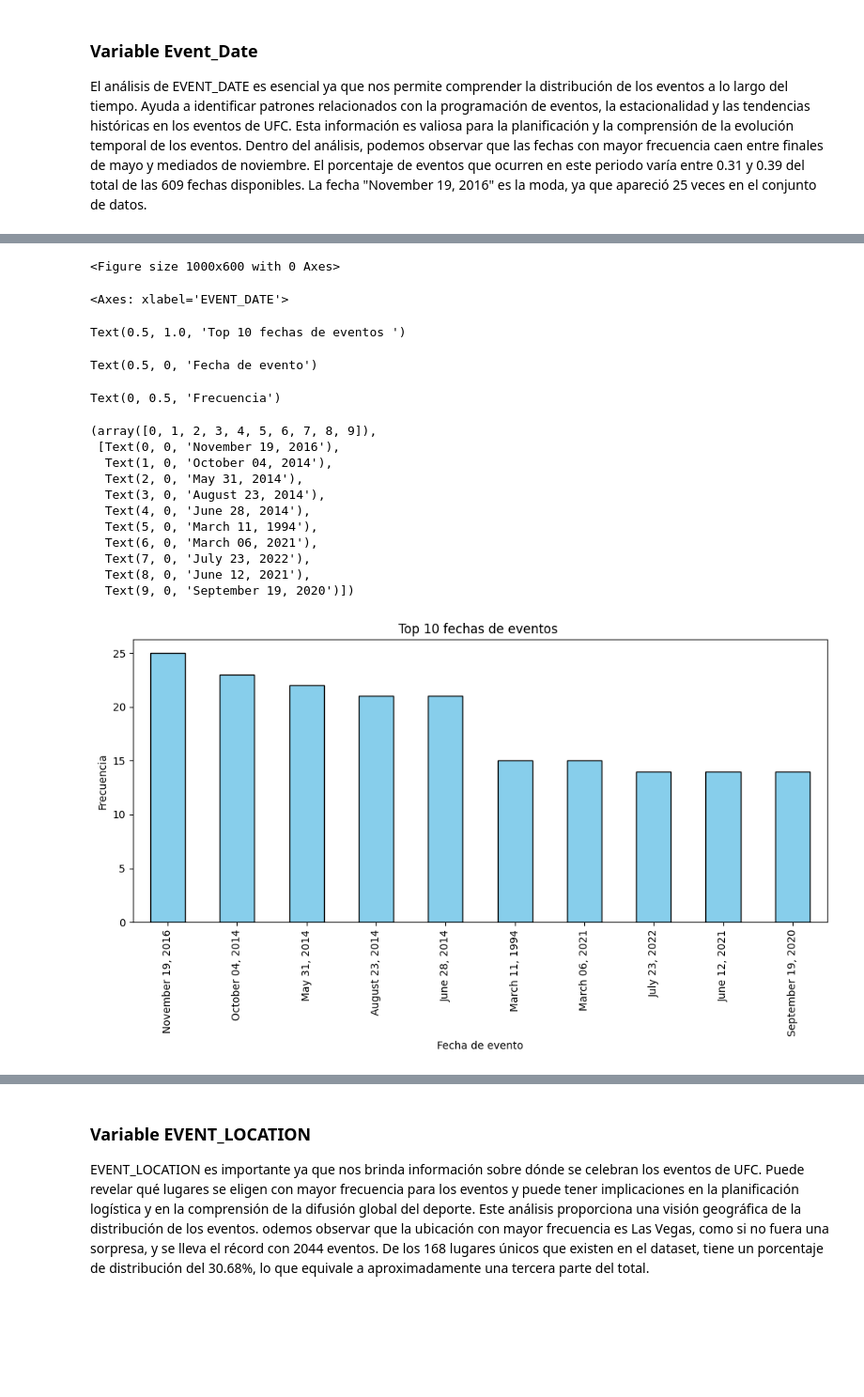
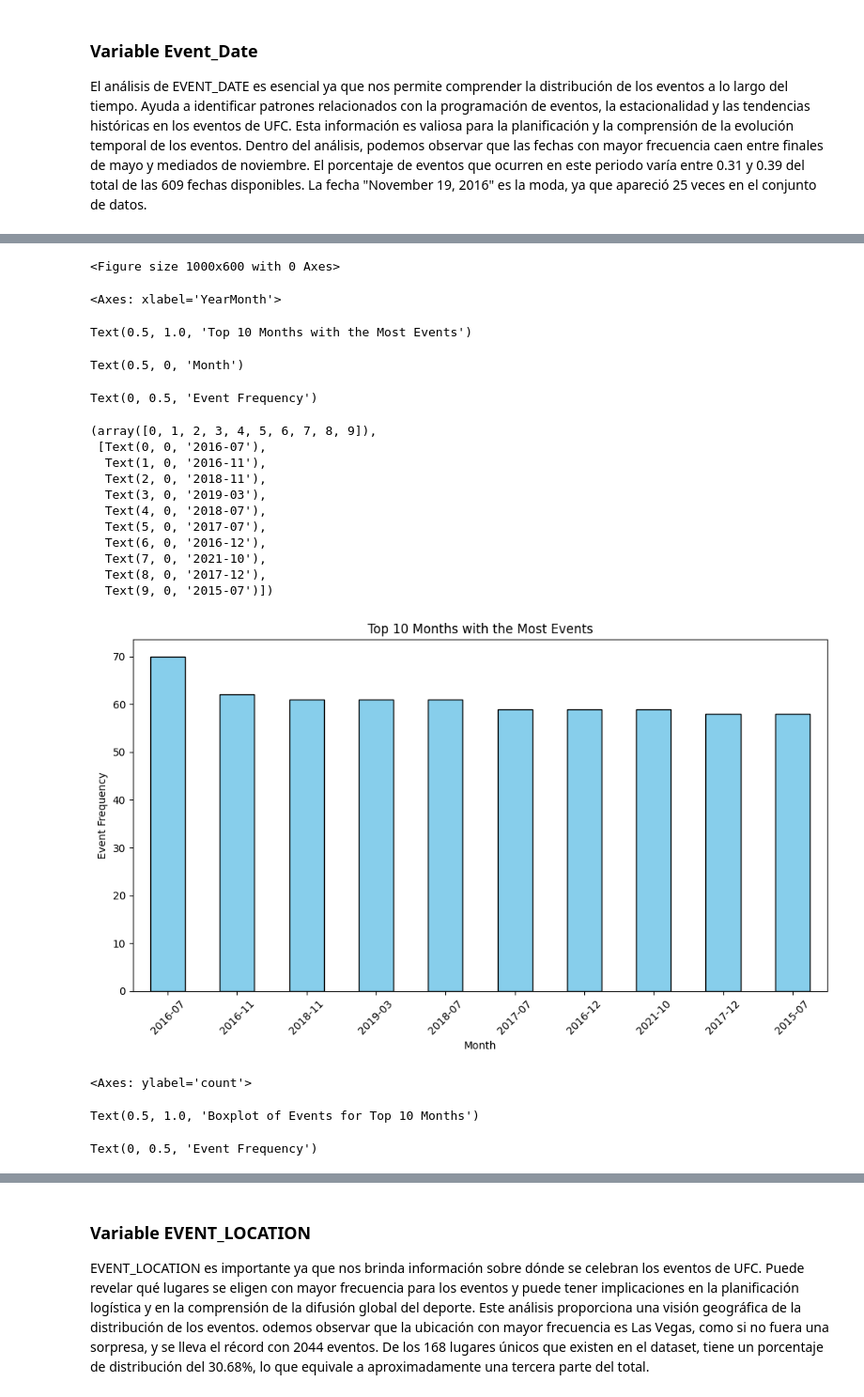
Before and after one commit to YaotecatlMtz/analisisUFC, a Jupyter notebook: primeraEntregaProyecto.ipynb, the cells around one changed output, grey strips where cells are left out. Shown at 94% size. Drawn from its saved outputs; the diff is of its cells as text; code cells hidden in the pictures; blank space fills up the shorter version.

```diff
--- a/primeraEntregaProyecto.ipynb
+++ b/primeraEntregaProyecto.ipynb
@@ -913,34 +887,46 @@ Missing Values:
 Count: 0, Percentage: 0.0%
 # %%
 import matplotlib.pyplot as plt
+import pandas as pd
 
-event_date = df['EVENT_DATE'].value_counts()
 
-top_10_event_date = event_date.head(10)
+df['EVENT_DATE'] = pd.to_datetime(df['EVENT_DATE'])
+df['YearMonth'] = df['EVENT_DATE'].dt.to_period('M')
+event_counts = df['YearMonth'].value_counts()
+top_10_event_months = event_counts.head(10)
 
 plt.figure(figsize=(10, 6))
-top_10_event_date.plot(kind='bar', color='skyblue', edgecolor='black')
-plt.title('Top 10 fechas de eventos ')
-plt.xlabel('Fecha de evento')
-plt.ylabel('Frecuencia')
-plt.xticks(rotation=90)
+top_10_event_months.plot(kind='bar', color='skyblue', edgecolor='black')
+plt.title('Top 10 Months with the Most Events')
+plt.xlabel('Month')
+plt.ylabel('Event Frequency')
+plt.xticks(rotation=45)
 plt.tight_layout()
 plt.show()
+
+sns.boxplot(y=top_10_event_months)
+plt.title('Boxplot of Events for Top 10 Months')
+plt.ylabel('Event Frequency')
+plt.tight_layout()
+plt.show()
 # %% [output]
 <Figure size 1000x600 with 0 Axes>
-<Axes: xlabel='EVENT_DATE'>
+<Axes: xlabel='YearMonth'>
-Text(0.5, 1.0, 'Top 10 fechas de eventos ')
+Text(0.5, 1.0, 'Top 10 Months with the Most Events')
-Text(0.5, 0, 'Fecha de evento')
+Text(0.5, 0, 'Month')
-Text(0, 0.5, 'Frecuencia')
+Text(0, 0.5, 'Event Frequency')
 (array([0, 1, 2, 3, 4, 5, 6, 7, 8, 9]),
- [Text(0, 0, 'November 19, 2016'),
-  Text(1, 0, 'October 04, 2014'),
-  Text(2, 0, 'May 31, 2014'),
-  Text(3, 0, 'August 23, 2014'),
-  Text(4, 0, 'June 28, 2014'),
-  Text(5, 0, 'March 11, 1994'),
-  Text(6, 0, 'March 06, 2021'),
-  Text(7, 0, 'July 23, 2022'),
-  Text(8, 0, 'June 12, 2021'),
-  Text(9, 0, 'September 19, 2020')])
+ [Text(0, 0, '2016-07'),
+  Text(1, 0, '2016-11'),
+  Text(2, 0, '2018-11'),
+  Text(3, 0, '2019-03'),
+  Text(4, 0, '2018-07'),
+  Text(5, 0, '2017-07'),
+  Text(6, 0, '2016-12'),
+  Text(7, 0, '2021-10'),
+  Text(8, 0, '2017-12'),
+  Text(9, 0, '2015-07')])
-[figure, old version]
+[figure, new version]
+<Axes: ylabel='count'>
+Text(0.5, 1.0, 'Boxplot of Events for Top 10 Months')
+Text(0, 0.5, 'Event Frequency')
```
Also changed, not shown: parts of 12 cells of this notebook.
